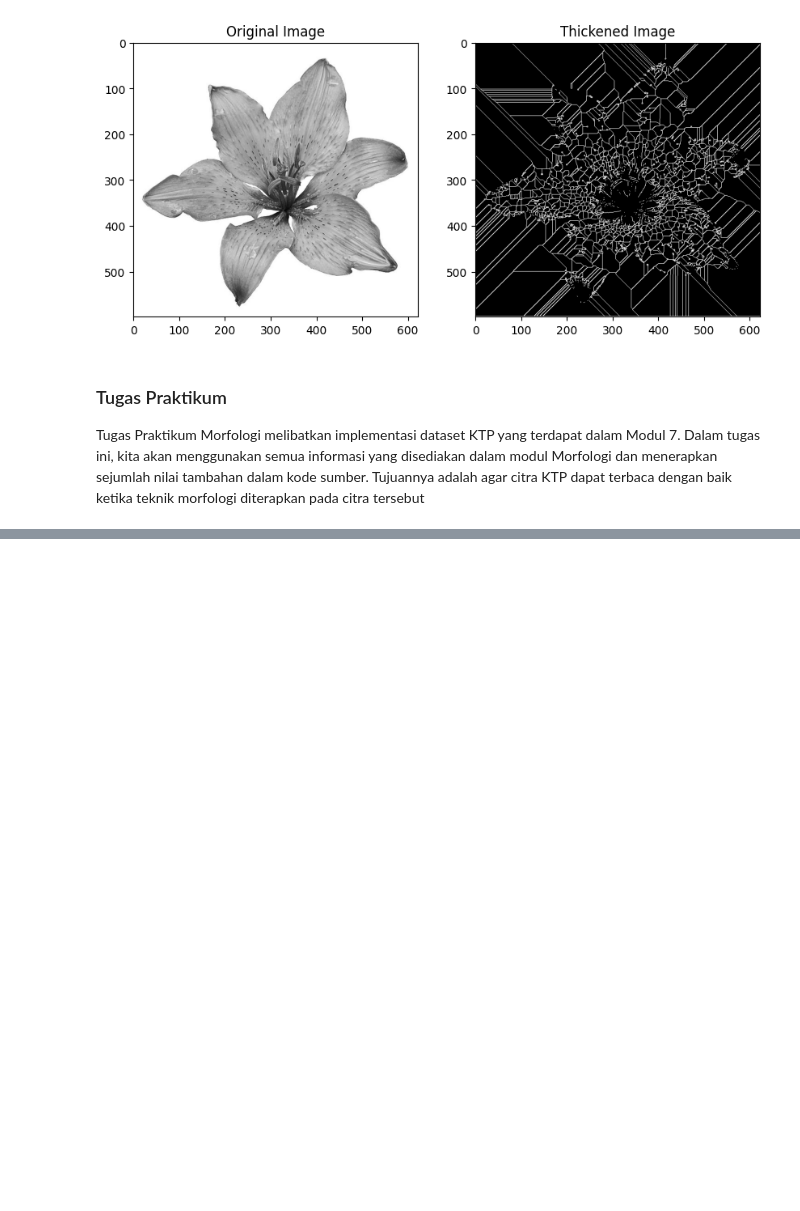
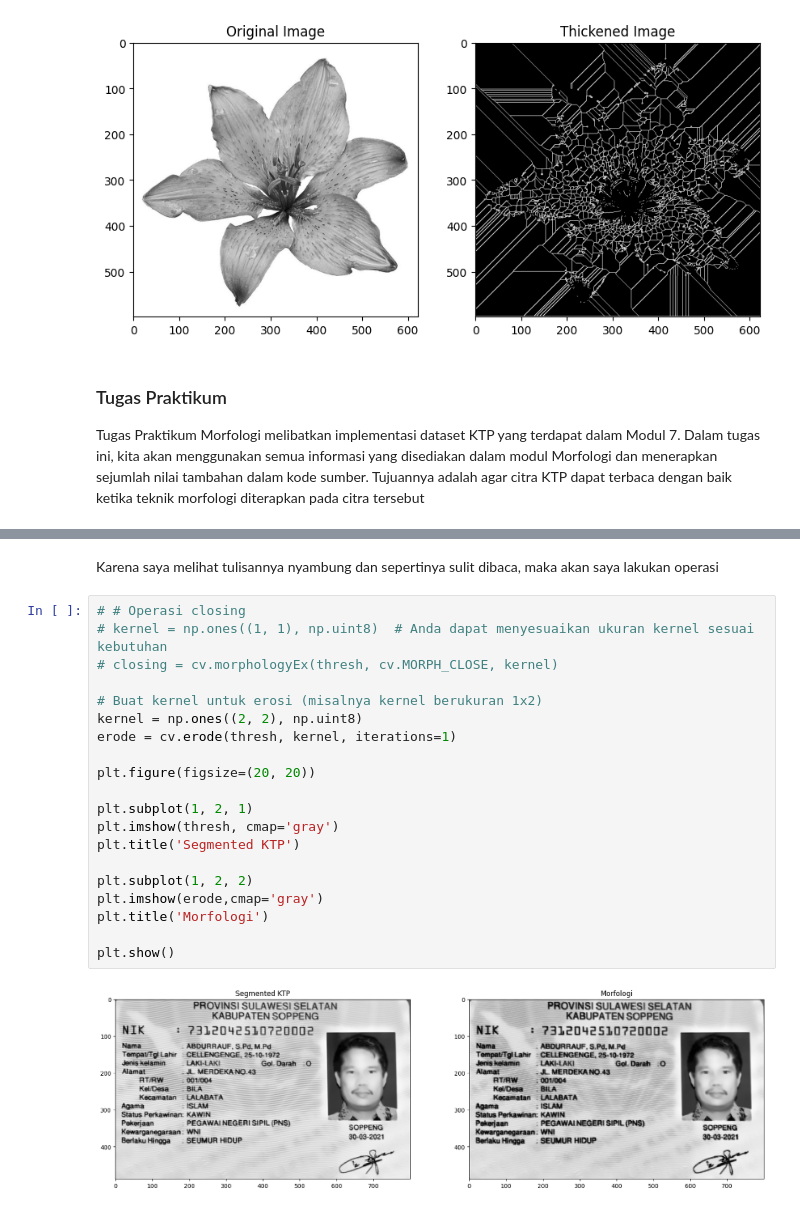
Before and after one commit to izamul/Kelompok-3_PCVK_TI3H_2023, a Jupyter notebook: Week9.ipynb, the cells around one changed output, grey strips where cells are left out. Saved outputs shown, nothing was run; the diff lists cells and outputs as text; blank space fills up the shorter version.

```diff
--- a/Week9.ipynb
+++ b/Week9.ipynb
@@ -621,0 +658,24 @@ tersebut
+# %% [markdown]
+Karena saya melihat tulisannya nyambung dan sepertinya sulit dibaca, maka akan saya lakukan operasi
+# %%
+# # Operasi closing
+# kernel = np.ones((1, 1), np.uint8)  # Anda dapat menyesuaikan ukuran kernel sesuai kebutuhan
+# closing = cv.morphologyEx(thresh, cv.MORPH_CLOSE, kernel)
+
+# Buat kernel untuk erosi (misalnya kernel berukuran 1x2)
+kernel = np.ones((2, 2), np.uint8)
+erode = cv.erode(thresh, kernel, iterations=1)
+
+plt.figure(figsize=(20, 20))
+
+plt.subplot(1, 2, 1)
+plt.imshow(thresh, cmap='gray')
+plt.title('Segmented KTP')
+
+plt.subplot(1, 2, 2)
+plt.imshow(erode,cmap='gray')
+plt.title('Morfologi')
+
+plt.show()
+# %% [output]
+[figure, added]
```
Also changed, not shown: parts of 13 cells of this notebook.
